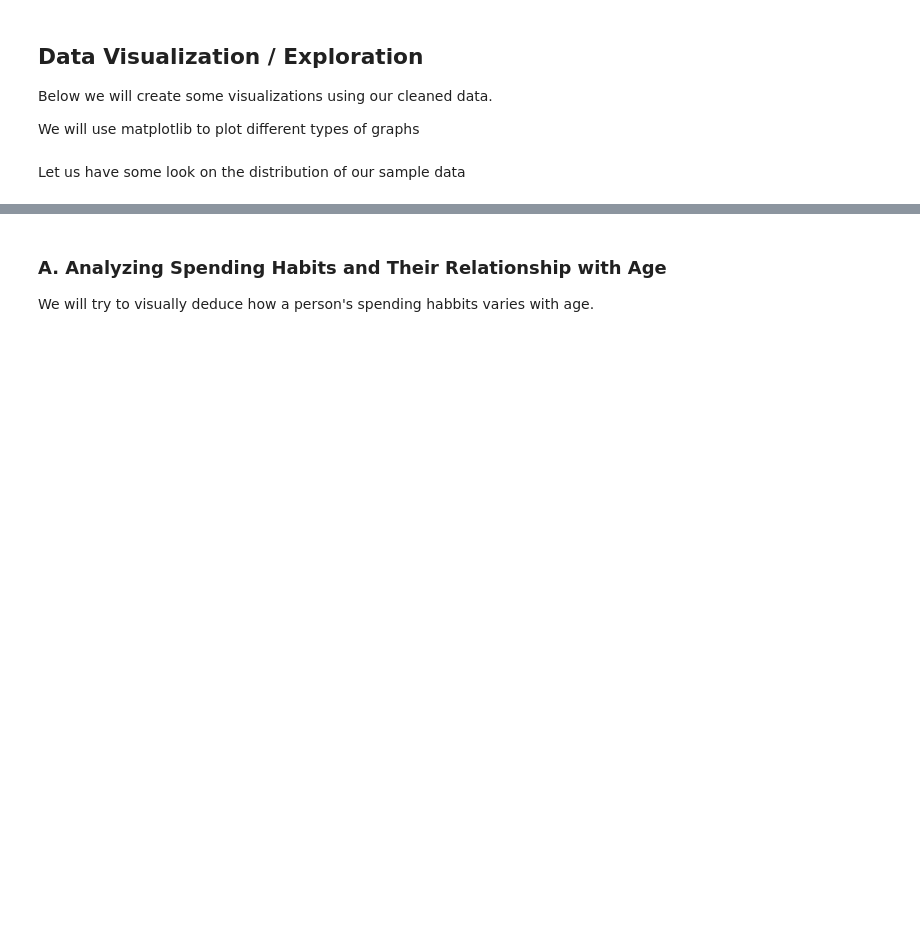
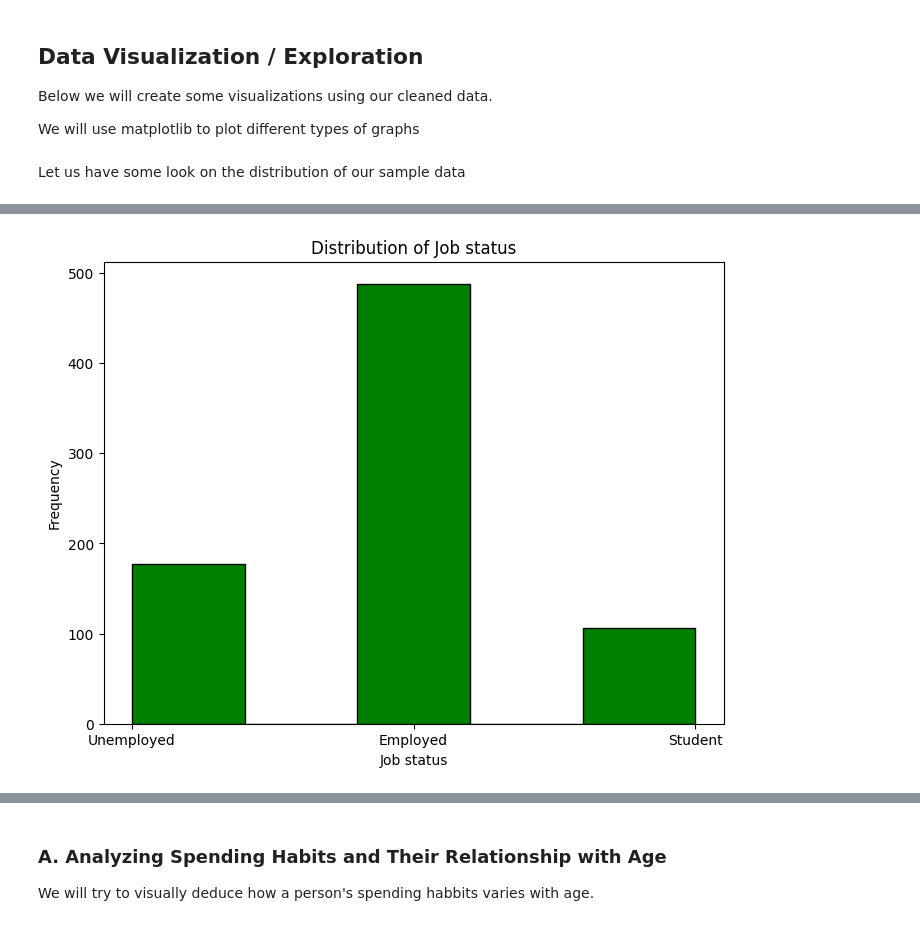
Before and after one commit to abbasidaniyalorg/data-exploration-and-data-wrangling-concepts-abbasidaniyal, a Jupyter notebook: Assignment1.ipynb, the cells around one changed output, grey strips where cells are left out. Saved outputs shown, nothing was run; the diff lists cells and outputs as text; code cells hidden in the pictures; blank space fills up the shorter version.

```diff
--- a/Assignment1.ipynb
+++ b/Assignment1.ipynb
@@ -278,13 +365,16 @@ for column in numeric_columns:
     for record in cleaned_df[column]:
         try:
             # Remove commas
-            # YOUR CODE HERE
-            raise NotImplementedError()
+            ### BEGIN SOLUTION
+            record = record.replace(",", "")
+            ### END SOLUTION
 
             # Handle 'K' notation
             if "k" in record.lower():
-                # YOUR CODE HERE
-                raise NotImplementedError()
+                ### BEGIN SOLUTION
+                record = record.replace("k", "").replace("K", "")
+                record = float(record) * 1000
+                ### END SOLUTION
 
             # Convert to integer if possible
             record = float(record)
@@ -424,12 +576,15 @@ updated_columns_of_interest = [
 
 # Compute correlation matrix : Refer - https://pandas.pydata.org/docs/reference/api/pandas.DataFrame.corr.html
 correlation_matrix = None
-# YOUR CODE HERE
-raise NotImplementedError()
+### BEGIN SOLUTION
+correlation_matrix = data_encoded[updated_columns_of_interest].corr()
+### END SOLUTION
 
 # Extract BMI correlations
 bmi_correlation = None
 
-# YOUR CODE HERE
-raise NotImplementedError()
+### BEGIN SOLUTION
+bmi_correlation = correlation_matrix['Body Mass Index'].sort_values(ascending=False)
+### END SOLUTION
+
 display(bmi_correlation)
@@ -442,8 +611,7 @@ Now, we need to select the top 5 parameters which affect the BMI from the above
 # Exclude self-correlation and select top 3 based on absolute correlation values in order
 
 top_correlated_columns = None
-# YOUR CODE HERE
-raise NotImplementedError()
+top_correlated_columns = bmi_correlation.drop('Body Mass Index').abs().sort_values(ascending=False).head(5).index.tolist()
 # %%
 assert len(top_correlated_columns) == 5
 # %% [markdown]
@@ -464,8 +632,12 @@ Since KMeans results are affected by the magnitude of the input values, it is im
 For K means algorithm, we will use sklearn library. Refer: https://scikit-learn.org/1.5/modules/generated/sklearn.cluster.KMeans.html
 # %%
 scaler = MinMaxScaler()
-# YOUR CODE HERE
-raise NotImplementedError()
+### BEGIN SOLUTION
+data_encoded['Normalized Age'] = scaler.fit_transform(final_clean_df[['Age']])
+
+scaler2 = MinMaxScaler()
+data_encoded['Normalized Annual Income'] = scaler2.fit_transform(final_clean_df[['Annual Income']])
+### END SOLUTION
 
 
 # Use KMeans clustering to group similar records based on Age and Normalized Income
@@ -478,8 +650,9 @@ data_encoded['Cluster'] = kmeans.fit_predict(data_encoded[top_correlated_columns
 for cluster in data_encoded['Cluster'].unique():
     cluster_bmi_mean = None
 
-    # YOUR CODE HERE
-    raise NotImplementedError()
+    ### BEGIN SOLUTION
+    cluster_bmi_mean = data_encoded[data_encoded['Cluster'] == cluster]['Body Mass Index'].mean()
+    ### END SOLUTION
 
     # Fill missing BMI values with the calculated mean BMI for the cluster
     data_encoded.loc[(data_encoded['Cluster'] == cluster) & (data_encoded['Body Mass Index'].isna()), 'Body Mass Index'] = cluster_bmi_mean
@@ -506,8 +681,15 @@ plt.show()
 # %%
 # Visualize: Distribution of Job status
 
 # YOUR CODE HERE
-raise NotImplementedError()
+plt.figure(figsize=(8, 6))
+plt.hist(final_clean_df['Job status'], bins=5, color='green', edgecolor='black')
+plt.title('Distribution of Job status')
+plt.xlabel('Job status')
+plt.ylabel('Frequency')
+plt.show()
+# %% [output]
+[figure, added]
 # %%
 # Visualize: Distribution of Annual Income
 
```
Also changed, not shown: parts of 37 cells of this notebook.
